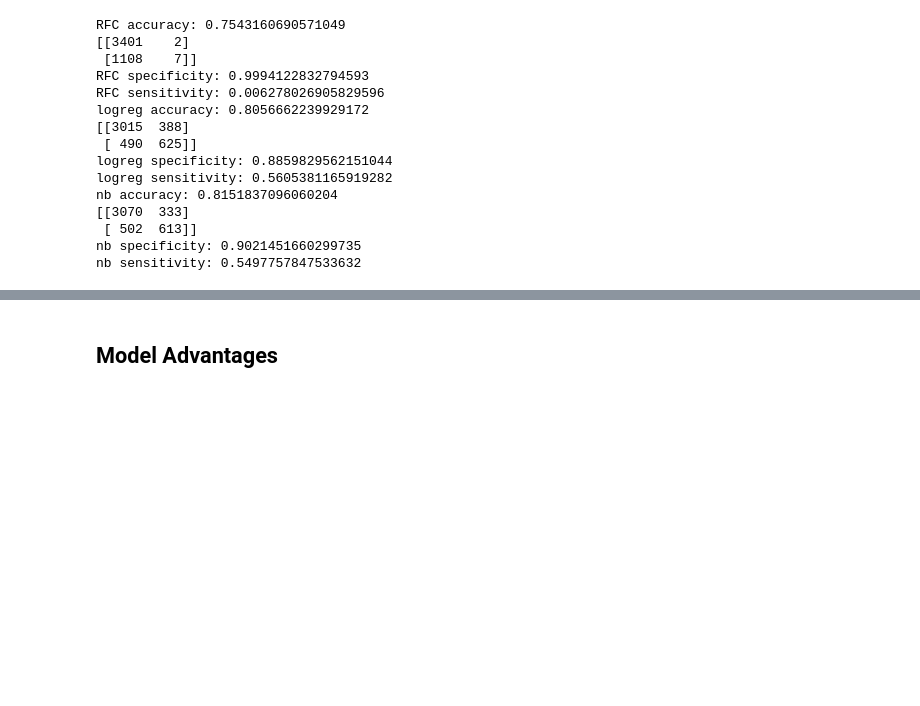
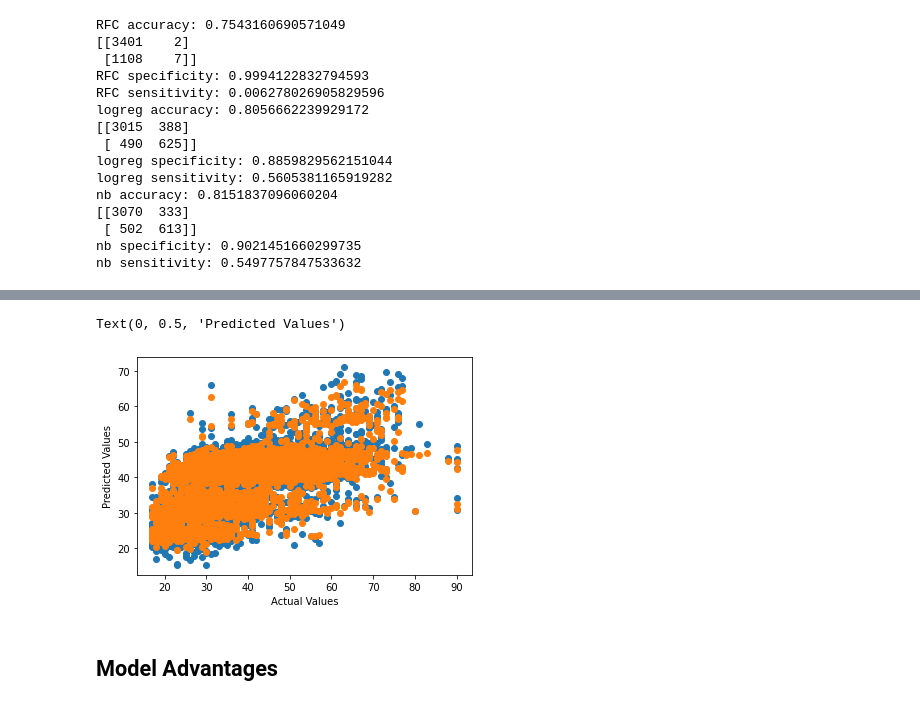
Before and after one commit to j-dominguez9/ML1_Proj1, a Jupyter notebook: Lab2/lab2 - Final.ipynb, the cells around one changed output, grey strips where cells are left out. Drawn from its saved outputs; the diff is of its cells as text; code cells hidden in the pictures; blank space fills up the shorter version.

```diff
--- a/Lab2/lab2 - Final.ipynb
+++ b/Lab2/lab2 - Final.ipynb
@@ -639,3 +753,11 @@ nb sensitivity: 0.5497757847533632
+# %%
+plt.scatter(yAge_test, regPreds)
+plt.scatter(yAge_test, lassoPreds)
+plt.xlabel('Actual Values')
+plt.ylabel('Predicted Values')
+# %% [output]
+Text(0, 0.5, 'Predicted Values')
+[figure, added]
 # %% [markdown]
 ## Model Advantages
 # %% [markdown]
```
Also changed, not shown: parts of 19 cells of this notebook.
